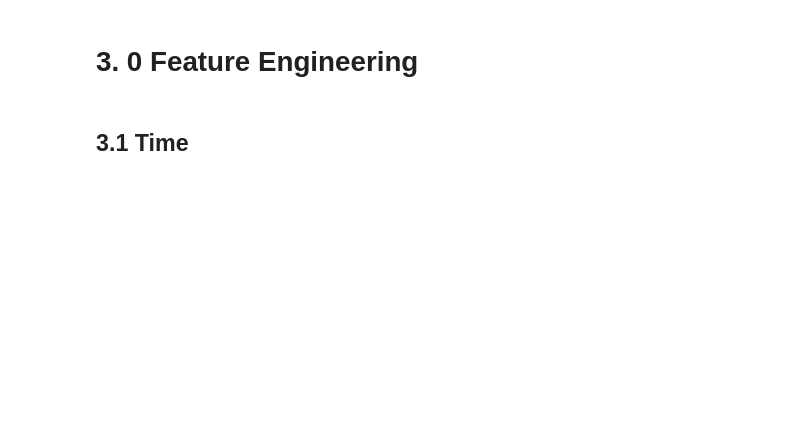
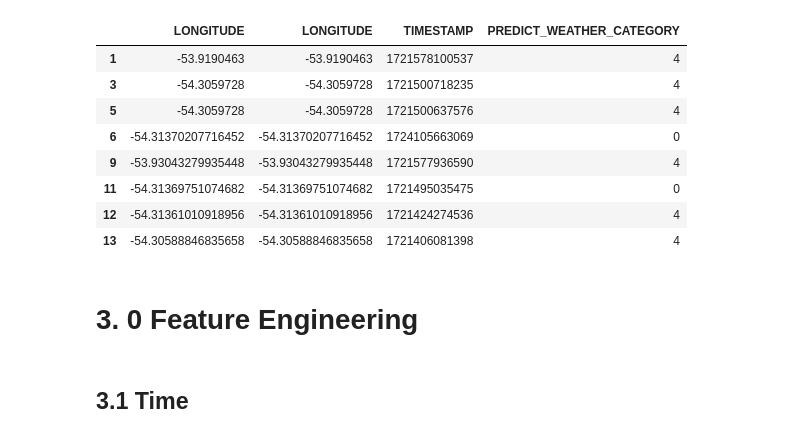
Before and after one commit to FilipePacheco73/WeatherWizard-DS, a Jupyter notebook: Feature_Engineering.ipynb, the cells around one changed output. Cells and saved outputs as stored; diff of their text form; code cells hidden in the pictures; blank space fills up the shorter version.

```diff
--- a/Feature_Engineering.ipynb
+++ b/Feature_Engineering.ipynb
@@ -63,3 +80,19 @@ dataset_df
+# %%
+index_to_class = {0: 'CLOUDY', 1: 'FOG', 2: 'RAINY', 3: 'SNOW', 4: 'SUNNY'}
+CLASS_INDEX = {'CLOUDY': 0, 'FOG': 1, 'RAINY': 2, 'SNOW': 3, 'SUNNY': 4}
+
+df_transformed['PREDICT_WEATHER_CATEGORY'] = df_transformed['PREDICT_WEATHER_CATEGORY'].map(CLASS_INDEX)
+df_transformed
+# %% [output]
+|  | LONGITUDE | LONGITUDE | TIMESTAMP | PREDICT_WEATHER_CATEGORY |
+| 1 | -53.9190463 | -53.9190463 | 1721578100537 | 4 |
+| 3 | -54.3059728 | -54.3059728 | 1721500718235 | 4 |
+| 5 | -54.3059728 | -54.3059728 | 1721500637576 | 4 |
+| 6 | -54.31370207716452 | -54.31370207716452 | 1724105663069 | 0 |
+| 9 | -53.93043279935448 | -53.93043279935448 | 1721577936590 | 4 |
+| 11 | -54.31369751074682 | -54.31369751074682 | 1721495035475 | 0 |
+| 12 | -54.31361010918956 | -54.31361010918956 | 1721424274536 | 4 |
+| 13 | -54.30588846835658 | -54.30588846835658 | 1721406081398 | 4 |
 # %% [markdown]
 # 3. 0 Feature Engineering
 # %% [markdown]
```
Also changed, not shown: parts of 17 cells of this notebook.
